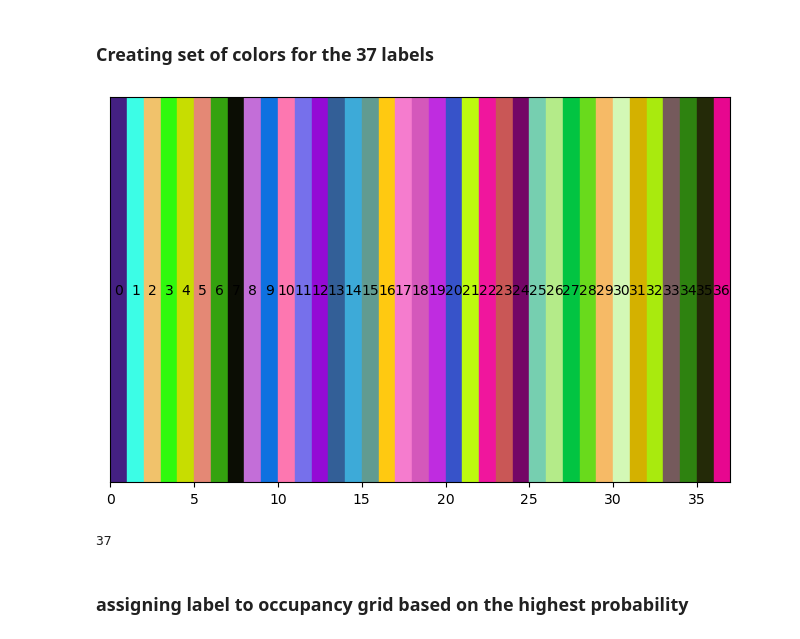
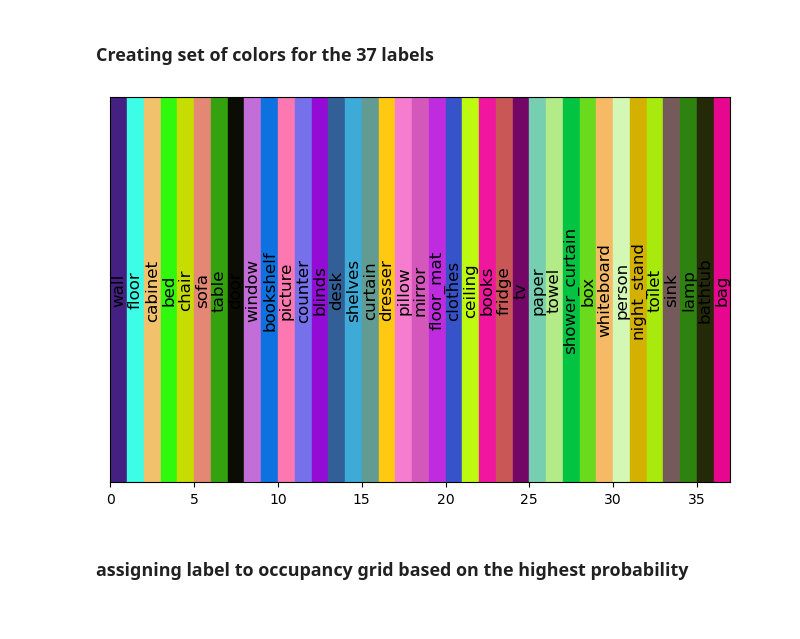
Before and after one commit to farishajdarpasic/MSR_Project, a Jupyter notebook: Code/project.ipynb, the cells around one changed output. Saved outputs shown, nothing was run; the diff lists cells and outputs as text; code cells hidden in the pictures.

```diff
--- a/Code/project.ipynb
+++ b/Code/project.ipynb
@@ -255,10 +245,6 @@ for i in range(z.shape[0]):
     map_frame_ij = map.xy_to_ij(map_frame_xy)
     mask = occ_grid[map_frame_ij[:,0], map_frame_ij[:,1]] == 1
 
-    # for j in range(occ_grid_colorized[map_frame_ij[:, 0], map_frame_ij[:, 1], :].shape[0]):
-    #     if(mask[j].all()):
-    #         # print(map_frame_ij[j, 0], map_frame_ij[j, 1])
-    #         occ_grid_colorized[map_frame_ij[j, 0], map_frame_ij[j, 1], :] = labels[i,j,:]
     label = np.load(labels[i])
     for j in range(map_frame_ij.shape[0]):
 
@@ -266,18 +252,19 @@ for i in range(z.shape[0]):
             key = f"key_{map_frame_ij[j,0]}_{map_frame_ij[j,1]}"
 
             if (key in occ_labels):
-                occ_labels[key]= [old_label * new_label for old_label, new_label in zip(occ_labels[key] , label[j])]
+                # multiplying probabilities
+                # occ_labels[key]= [old_label * new_label for old_label, new_label in zip(occ_labels[key] , label[j])]
+                # adding probabilities
+                occ_labels[key]= [old_label + new_label for old_label, new_label in zip(occ_labels[key] , label[j])]
                 prob_sum = np.sum(occ_labels[key])
+                # print(prob_sum)
                 occ_labels[key] = [probability / prob_sum for probability in occ_labels[key]]
+
+
             else:
                 occ_labels[key] = label[j]
 
     print(i)
-    # plt.imshow(occ_grid_colorized.astype(np.uint8))
-    # plt.savefig("../Results/seg_map/{}.png".format(i))
-    # plt.close()
-    # plt.imsave("../Results/seg_map/{}.png".format(i), occ_grid_colorized.astype(np.uint8))
-    # plot_scatter(i, ij_positions, poses_TF_localization, map_frame_floatij)
 # %% [output]
 0
 1
@@ -301,40 +288,72 @@ for i in range(z.shape[0]):
 # %%
 import random
 random.seed(1)
 def get_random_colors(num_colors):
     colors = []
     for _ in range(num_colors):
         r = random.randint(0, 255)
         g = random.randint(0, 255)
         b = random.randint(0, 255)
         colors.append((r, g, b))
     return colors
 
-def plot_colors(colors):
+def plot_colors(colors, label_names):
     num_colors = len(colors)
     fig, ax = plt.subplots(figsize=(8, 5))
     ax.set_xlim(0, num_colors)
     ax.set_ylim(0, 1)
     ax.set_yticks([])
 
     for i, color in enumerate(colors):
-        label = str(i)
+        # label = str(i)
         normalized_color = (color[0] / 255, color[1] / 255, color[2] / 255)  # Normalize to range [0, 1]
         ax.add_patch(plt.Rectangle((i, 0), 1, 1, color=normalized_color))
-        ax.text(i + 0.5, 0.5, label, color='black', ha='center', va='center', fontsize=10)
+        ax.text(i + 0.5, 0.5, label_names[i], color='black', ha='center', va='center', fontsize=12, rotation=90)
 
-    plt.savefig("color_labels.png")
+    # plt.savefig("color_labels.png")
     plt.show()
 
 num_labels = 37
+label_names = ['wall',
+  'floor',
+  'cabinet',
+  'bed',
+  'chair',
+  'sofa',
+  'table',
+  'door',
+  'window',
+  'bookshelf',
+  'picture',
+  'counter',
+  'blinds',
+  'desk',
+  'shelves',
+  'curtain',
+  'dresser',
+  'pillow',
+  'mirror',
+  'floor_mat',
+  'clothes',
+  'ceiling',
+  'books',
+  'fridge',
+  'tv',
+  'paper',
+  'towel',
+  'shower_curtain',
+  'box',
+  'whiteboard',
+  'person',
+  'night_stand',
+  'toilet',
+  'sink',
+  'lamp',
+  'bathtub',
+  'bag']
 unique_colors = get_random_colors(num_labels)
-plot_colors(unique_colors)
 # %% [output]
-[figure, old version]
+[figure, new version]
-# %%
-len(occ_labels['key_124_13'])
-# %% [output]
-37
 # %% [markdown]
 ### assigning label to occupancy grid based on the highest probability
 # %%
```
Also changed, not shown: parts of 4 cells of this notebook, 16 other files.
